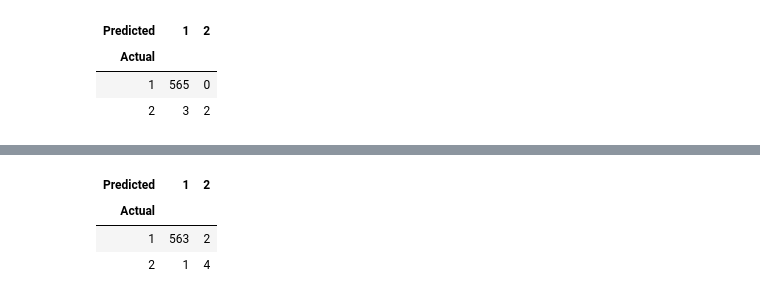
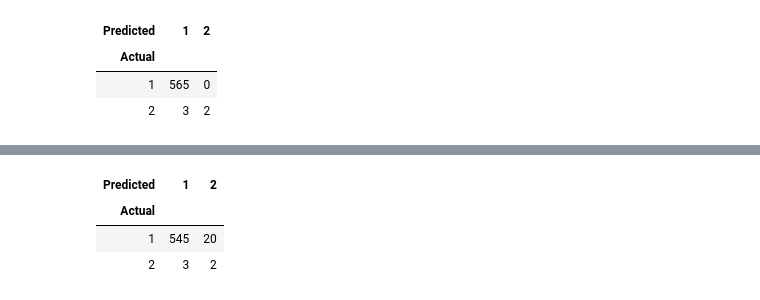
Before and after one commit to nikderi/Projects, a Jupyter notebook: projectone.ipynb, the cells around one changed output, grey strips where cells are left out. Saved outputs shown, nothing was run; the diff lists cells and outputs as text; code cells hidden in the pictures.

```diff
--- a/projectone.ipynb
+++ b/projectone.ipynb
@@ -813,0 +823,4 @@ Wall time: 1h 2min 34s
+# %%
+df_train_sh = df_train.sample(frac=1).reset_index(drop=True)
+df_test_sh = df_test.sample(frac=1).reset_index(drop=True)
+df_train_sh.head()
@@ -813,0 +835,21 @@ Wall time: 1h 2min 34s
+# %%
+X_train_sh = df_train_sh.iloc[:, 1:].values
+X_test_sh = df_test_sh.iloc[:, 1:].values
+
+y_train_sh = df_train_sh.iloc[:, 0].values
+y_test_sh = df_test_sh.iloc[:, 0].values
+# %%
+%%time
+logisticRegr = LogisticRegression(solver = 'lbfgs', max_iter=200)
+logisticRegr.fit(X_train_sh, y_train_sh)
+
+predicted = logisticRegr.predict(X_test_sh)
+target_actual = pd.Series(y_test_sh, name='Actual')
+target_predicted = pd.Series(predicted, name='Predicted')
+confusion_mat = pd.crosstab(target_actual, target_predicted)
+
+print ('F1 score:', f1_score(y_test_sh, predicted,pos_label= 2))
+print ('Recall:', recall_score(y_test_sh, predicted,pos_label= 2))
+print ('Precision:', precision_score(y_test_sh, predicted, pos_label= 2))
+
+confusion_mat
@@ -816,9 +867,10 @@ Wall time: 1h 2min 34s
 from sklearn.ensemble import AdaBoostClassifier
 lgr = LogisticRegression(solver = 'lbfgs', max_iter=400)
 ada = AdaBoostClassifier(base_estimator=lgr, n_estimators=100, random_state=0)
-ada.fit(X_train, Y_train)
-y_pred_ada = ada.predict(X_test)
-target_actual = pd.Series(Y_test, name='Actual')
+ada.fit(X_train_sh, y_train_sh)
+y_pred_ada = ada.predict(X_test_sh)
+
+target_actual = pd.Series(y_test_sh, name='Actual')
 target_predicted = pd.Series(y_pred_ada, name='Predicted')
 confusion_mat = pd.crosstab(target_actual, target_predicted)
 confusion_mat
@@ -830,12 +882,13 @@ Wall time: 8.51 s
 | 2 | 1 | 4 |
 # %%
 %%time
-from sklearn.ensemble import AdaBoostClassifier
-xgb = xgboost.XGBClassifier()
-ada = AdaBoostClassifier(base_estimator=lgr, n_estimators=100, random_state=0)
-ada.fit(X_train, Y_train)
-y_pred_ada = ada.predict(X_test)
-target_actual = pd.Series(Y_test, name='Actual')
+dtc = DecisionTreeClassifier()
+dtc.fit(X_train_sh, y_train_sh)
+dtc_predicted = dtc.predict(X_test_sh)
+ada = AdaBoostClassifier(base_estimator=dtc, algorithm='SAMME', n_estimators=100, random_state=0)
+ada.fit(X_train_sh, y_train_sh)
+y_pred_ada = ada.predict(X_test_sh)
+target_actual = pd.Series(y_test_sh, name='Actual')
 target_predicted = pd.Series(y_pred_ada, name='Predicted')
 confusion_mat = pd.crosstab(target_actual, target_predicted)
 confusion_mat
@@ -844,4 +897,4 @@ Wall time: 9.35 s
 | Predicted | 1 | 2 |
 | Actual |  |  |
-| 1 | 563 | 2 |
-| 2 | 1 | 4 |
+| 1 | 545 | 20 |
+| 2 | 3 | 2 |
```
Also changed, not shown: parts of 128 cells of this notebook.
